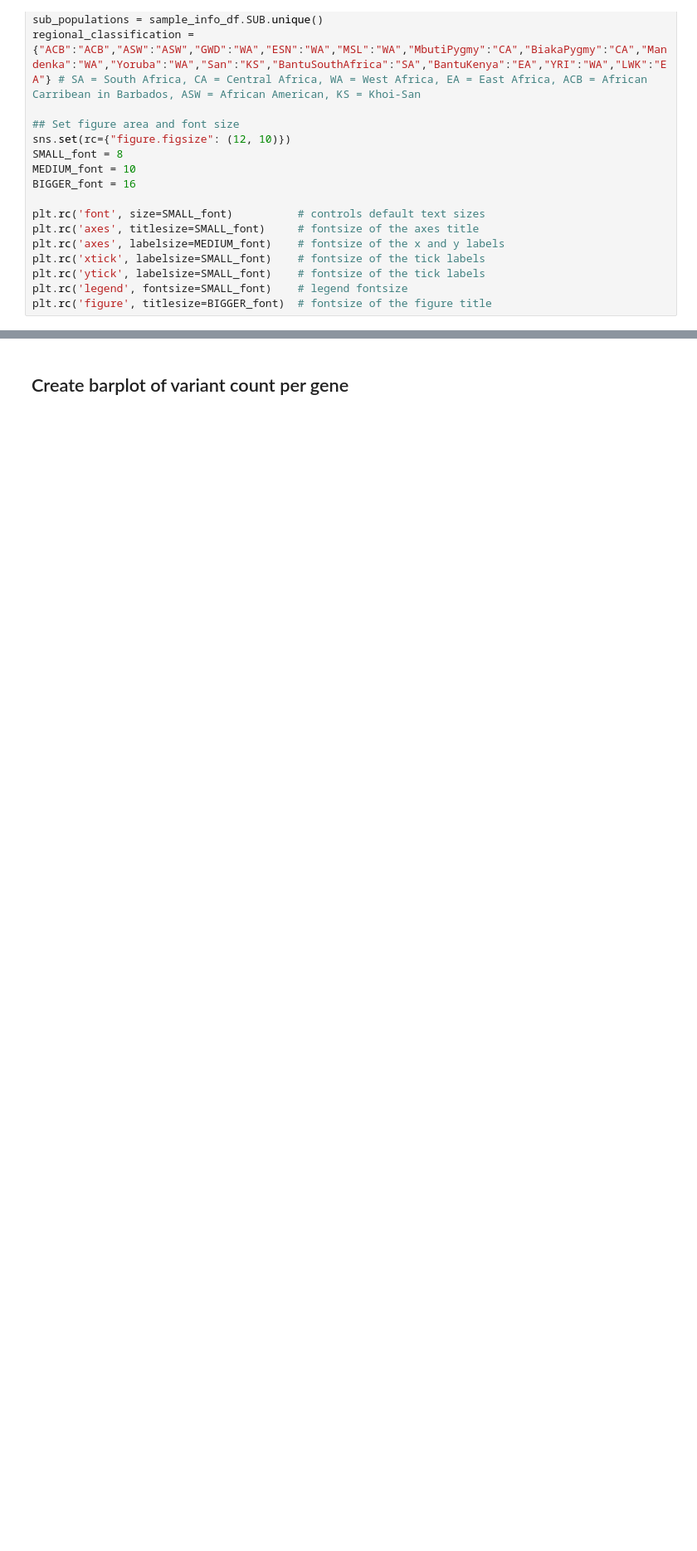
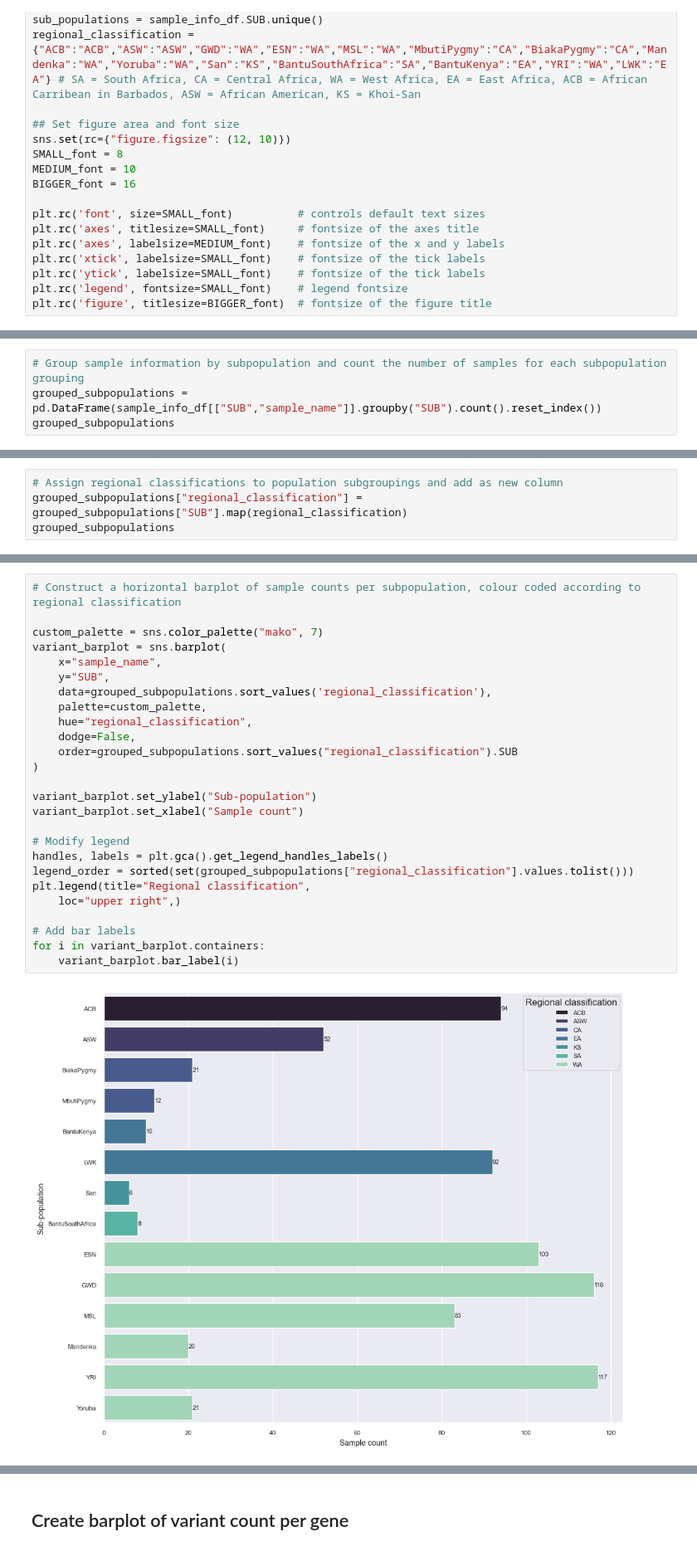
Before and after one commit to MeganHolborn/Genomics_allele-frequency-and-effect_data-analysis, a Jupyter notebook: Plots/plots.ipynb, the cells around one changed output, grey strips where cells are left out. Shown at 83% size. Saved outputs shown, nothing was run; the diff lists cells and outputs as text; blank space fills up the shorter version.

Commit message:
Plot sample data

```diff
--- a/Plots/plots.ipynb
+++ b/Plots/plots.ipynb
@@ -37,0 +40,4 @@ plt.rc('figure', titlesize=BIGGER_font)  # fontsize of the figure title
+# %%
+# Group sample information by subpopulation and count the number of samples for each subpopulation grouping
+grouped_subpopulations = pd.DataFrame(sample_info_df[["SUB","sample_name"]].groupby("SUB").count().reset_index())
+grouped_subpopulations
@@ -37,0 +60,4 @@ plt.rc('figure', titlesize=BIGGER_font)  # fontsize of the figure title
+# %%
+# Assign regional classifications to population subgroupings and add as new column
+grouped_subpopulations["regional_classification"] = grouped_subpopulations["SUB"].map(regional_classification)
+grouped_subpopulations
@@ -37,0 +80,28 @@ plt.rc('figure', titlesize=BIGGER_font)  # fontsize of the figure title
+# %%
+# Construct a horizontal barplot of sample counts per subpopulation, colour coded according to regional classification
+
+custom_palette = sns.color_palette("mako", 7)
+variant_barplot = sns.barplot(
+    x="sample_name",
+    y="SUB",
+    data=grouped_subpopulations.sort_values('regional_classification'),
+    palette=custom_palette,
+    hue="regional_classification",
+    dodge=False,
+    order=grouped_subpopulations.sort_values("regional_classification").SUB
+)
+
+variant_barplot.set_ylabel("Sub-population")
+variant_barplot.set_xlabel("Sample count")
+
+# Modify legend
+handles, labels = plt.gca().get_legend_handles_labels()
+legend_order = sorted(set(grouped_subpopulations["regional_classification"].values.tolist()))
+plt.legend(title="Regional classification",
+    loc="upper right",)
+
+# Add bar labels
+for i in variant_barplot.containers:
+    variant_barplot.bar_label(i)
+# %% [output]
+[figure, added]
```
Also changed, not shown: parts of 6 cells of this notebook.
